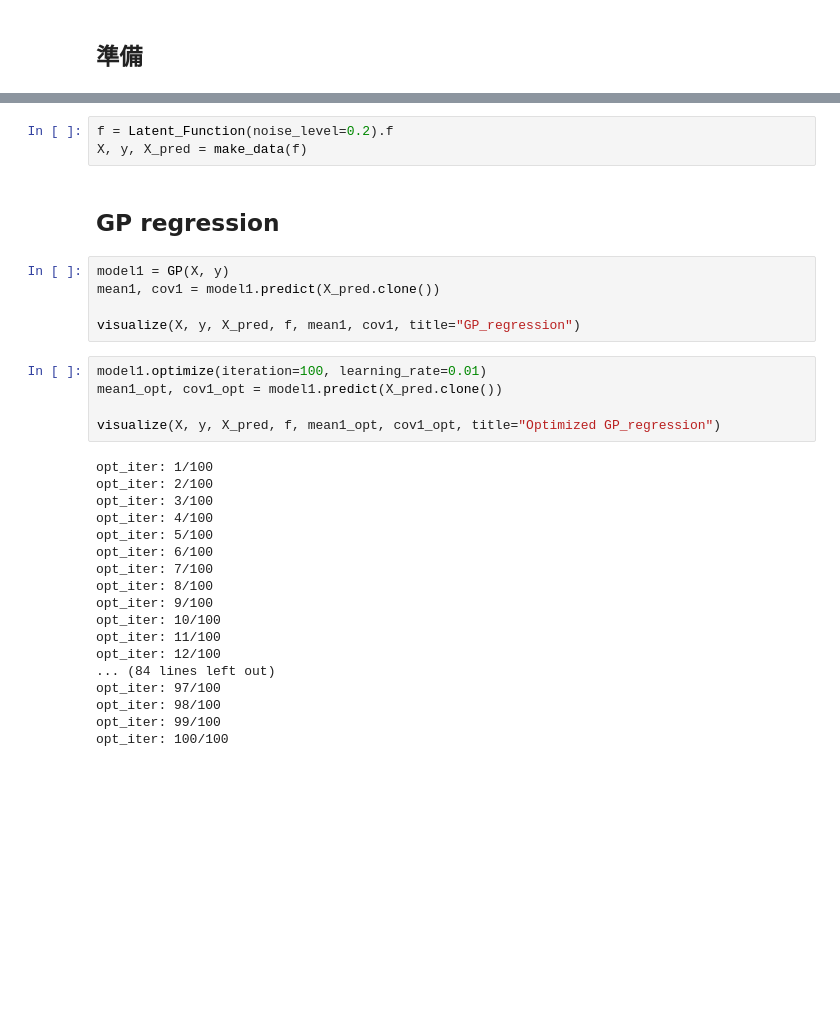
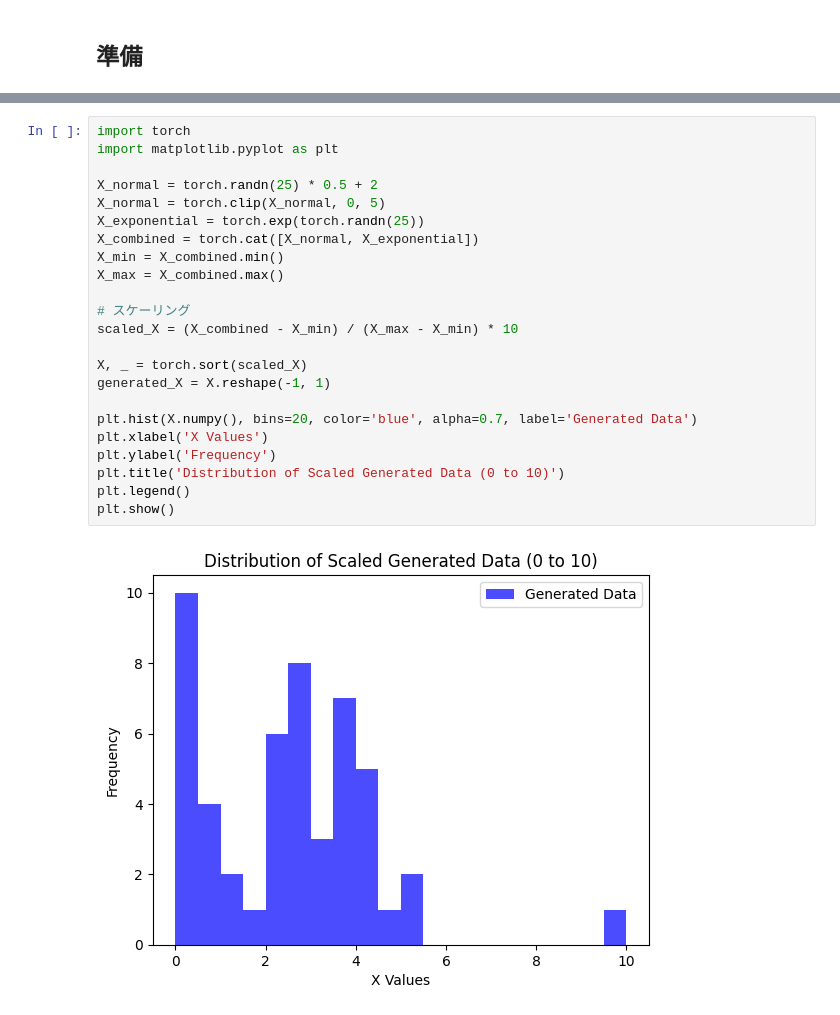
Before and after one commit to k-onoue/sgpr, a Jupyter notebook: experiment_4.ipynb, the cells around one changed output, grey strips where cells are left out. Cells and saved outputs as stored; diff of their text form; blank space fills up the shorter version.

```diff
--- a/experiment_4.ipynb
+++ b/experiment_4.ipynb
@@ -90,33 +67,25 @@ def visualize(X, y, X_pred, f, mean, cov, p_inputs=None, title=""):
-# %%
-f = Latent_Function(noise_level=0.2).f
-X, y, X_pred = make_data(f)
-# %% [markdown]
-## GP regression
-# %%
-model1 = GP(X, y)
-mean1, cov1 = model1.predict(X_pred.clone())
-
-visualize(X, y, X_pred, f, mean1, cov1, title="GP_regression")
-# %%
-model1.optimize(iteration=100, learning_rate=0.01)
-mean1_opt, cov1_opt = model1.predict(X_pred.clone())
-
-visualize(X, y, X_pred, f, mean1_opt, cov1_opt, title="Optimized GP_regression")
-# %% [output]
-opt_iter: 1/100
-opt_iter: 2/100
-opt_iter: 3/100
-opt_iter: 4/100
-opt_iter: 5/100
-opt_iter: 6/100
-opt_iter: 7/100
-opt_iter: 8/100
-opt_iter: 9/100
-opt_iter: 10/100
-opt_iter: 11/100
-opt_iter: 12/100
-... (84 lines left out)
-opt_iter: 97/100
-opt_iter: 98/100
-opt_iter: 99/100
-opt_iter: 100/100
+# %%
+import torch
+import matplotlib.pyplot as plt
+
+X_normal = torch.randn(25) * 0.5 + 2
+X_normal = torch.clip(X_normal, 0, 5)
+X_exponential = torch.exp(torch.randn(25))
+X_combined = torch.cat([X_normal, X_exponential])
+X_min = X_combined.min()
+X_max = X_combined.max()
+
+# スケーリング
+scaled_X = (X_combined - X_min) / (X_max - X_min) * 10
+
+X, _ = torch.sort(scaled_X)
+generated_X = X.reshape(-1, 1)
+
+plt.hist(X.numpy(), bins=20, color='blue', alpha=0.7, label='Generated Data')
+plt.xlabel('X Values')
+plt.ylabel('Frequency')
+plt.title('Distribution of Scaled Generated Data (0 to 10)')
+plt.legend()
+plt.show()
+# %% [output]
+[figure, added]
```
Also changed, not shown: parts of 19 cells of this notebook, 5 other files.
